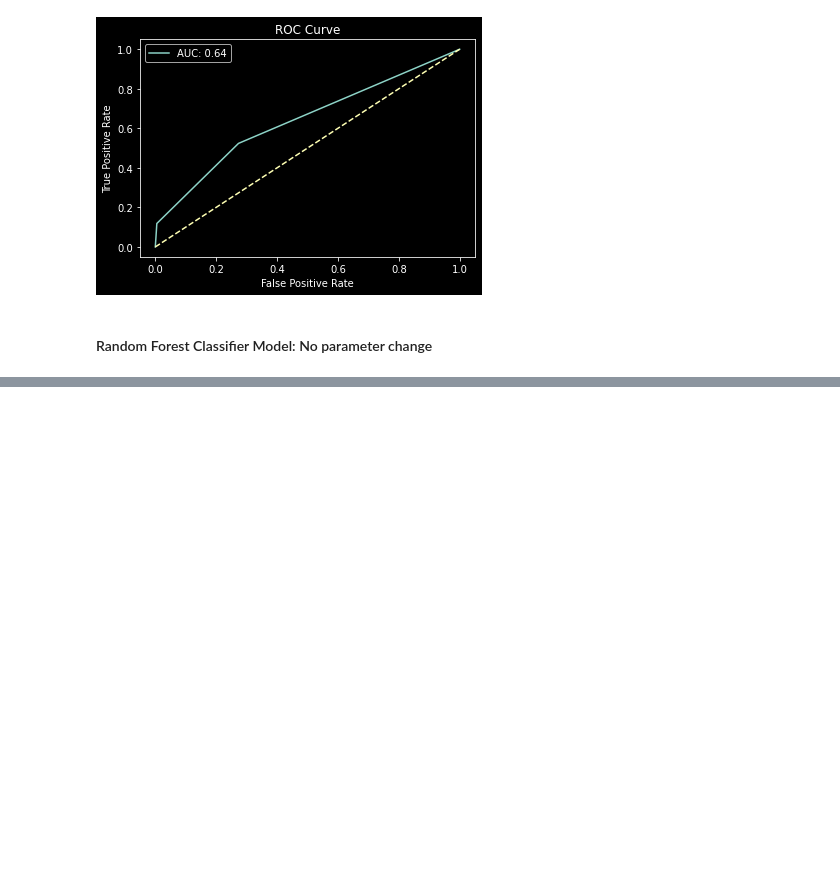
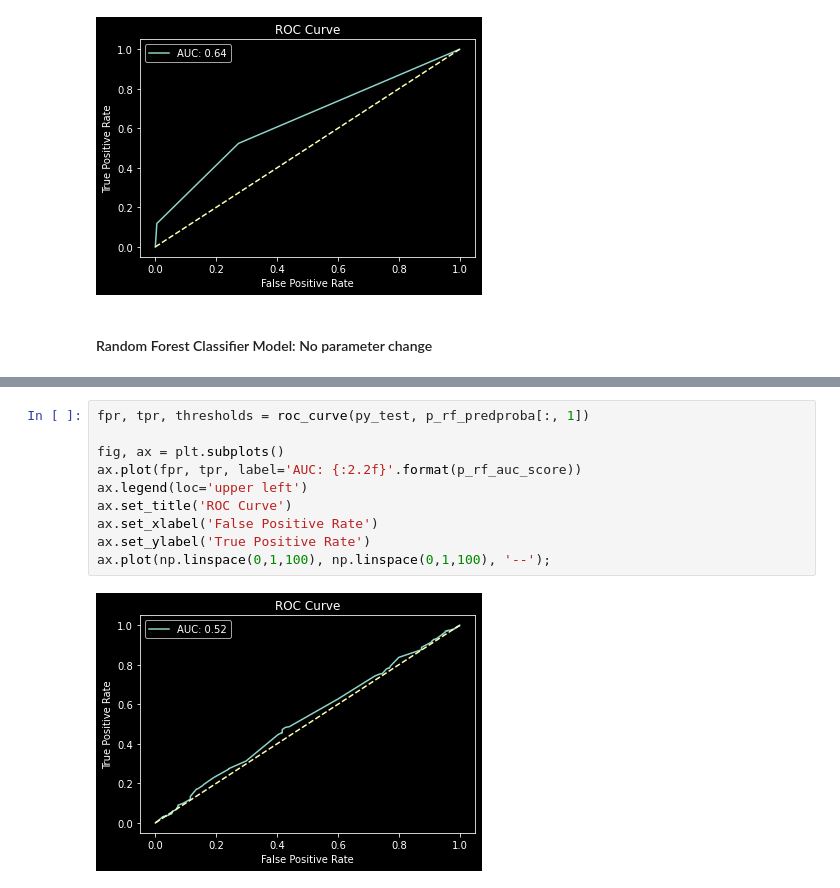
Before and after one commit to DataCircles/traffic_collisions_ml_team1, a Jupyter notebook: notebooks/cindy_model2.ipynb, the cells around one changed output, grey strips where cells are left out. Cells and saved outputs as stored; diff of their text form; blank space fills up the shorter version.

```diff
--- a/notebooks/cindy_model2.ipynb
+++ b/notebooks/cindy_model2.ipynb
@@ -293,0 +344,12 @@ print(f"accuracy = {p_rf.score(pX_test, py_test)}")
+# %%
+fpr, tpr, thresholds = roc_curve(py_test, p_rf_predproba[:, 1])
+
+fig, ax = plt.subplots()
+ax.plot(fpr, tpr, label='AUC: {:2.2f}'.format(p_rf_auc_score))
+ax.legend(loc='upper left')
+ax.set_title('ROC Curve')
+ax.set_xlabel('False Positive Rate')
+ax.set_ylabel('True Positive Rate')
+ax.plot(np.linspace(0,1,100), np.linspace(0,1,100), '--');
+# %% [output]
+[figure, added]
```
Also changed, not shown: parts of 21 cells of this notebook, 2 other files.
